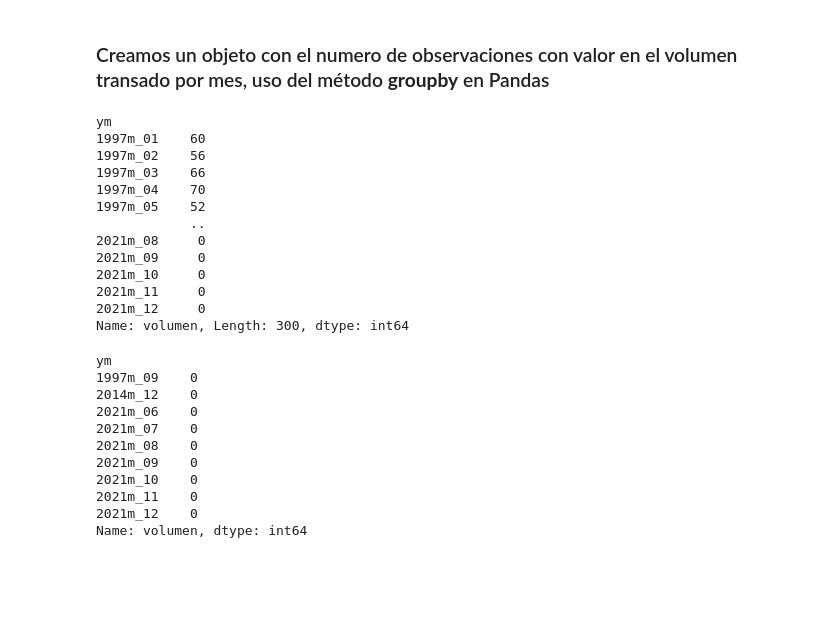
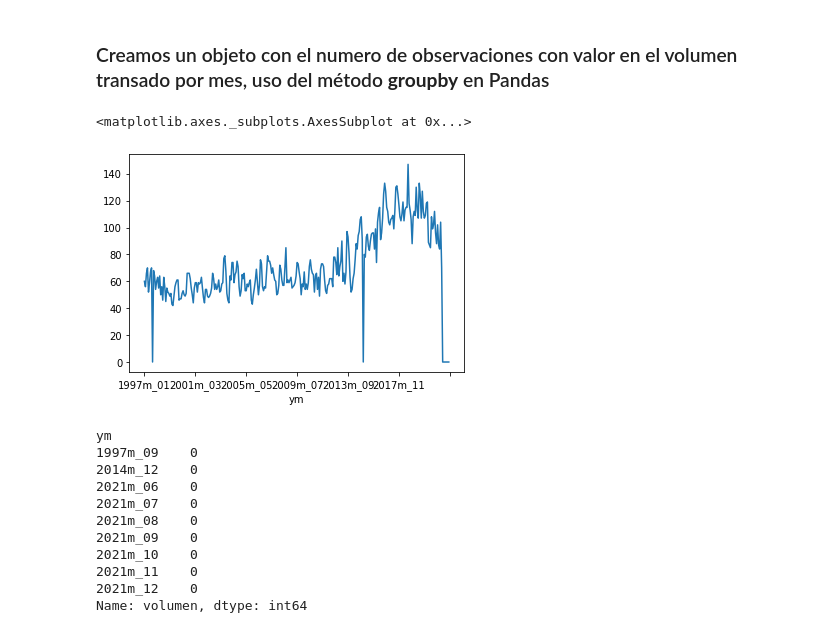
Before and after one commit to eduzegarra/grade_01, a Jupyter notebook: proyecto_papa.ipynb, the cells around one changed output. Drawn from its saved outputs; the diff is of its cells as text; code cells hidden in the pictures; blank space fills up the shorter version.

```diff
--- a/proyecto_papa.ipynb
+++ b/proyecto_papa.ipynb
@@ -184,21 +202,10 @@ df_base.describe(include='all')
 # %%
 observ=df_base.groupby(df_base.ym)['volumen'].count()
 # %%
-observ
+observ.plot()
 # %% [output]
-ym
-1997m_01    60
-1997m_02    56
-1997m_03    66
-1997m_04    70
-1997m_05    52
-            ..
-2021m_08     0
-2021m_09     0
-2021m_10     0
-2021m_11     0
-2021m_12     0
-Name: volumen, Length: 300, dtype: int64
+<matplotlib.axes._subplots.AxesSubplot at 0x...>
+[figure, added]
 # %%
 observ[observ==0]
 # %% [output]
```
Also changed, not shown: parts of 9 cells of this notebook.
